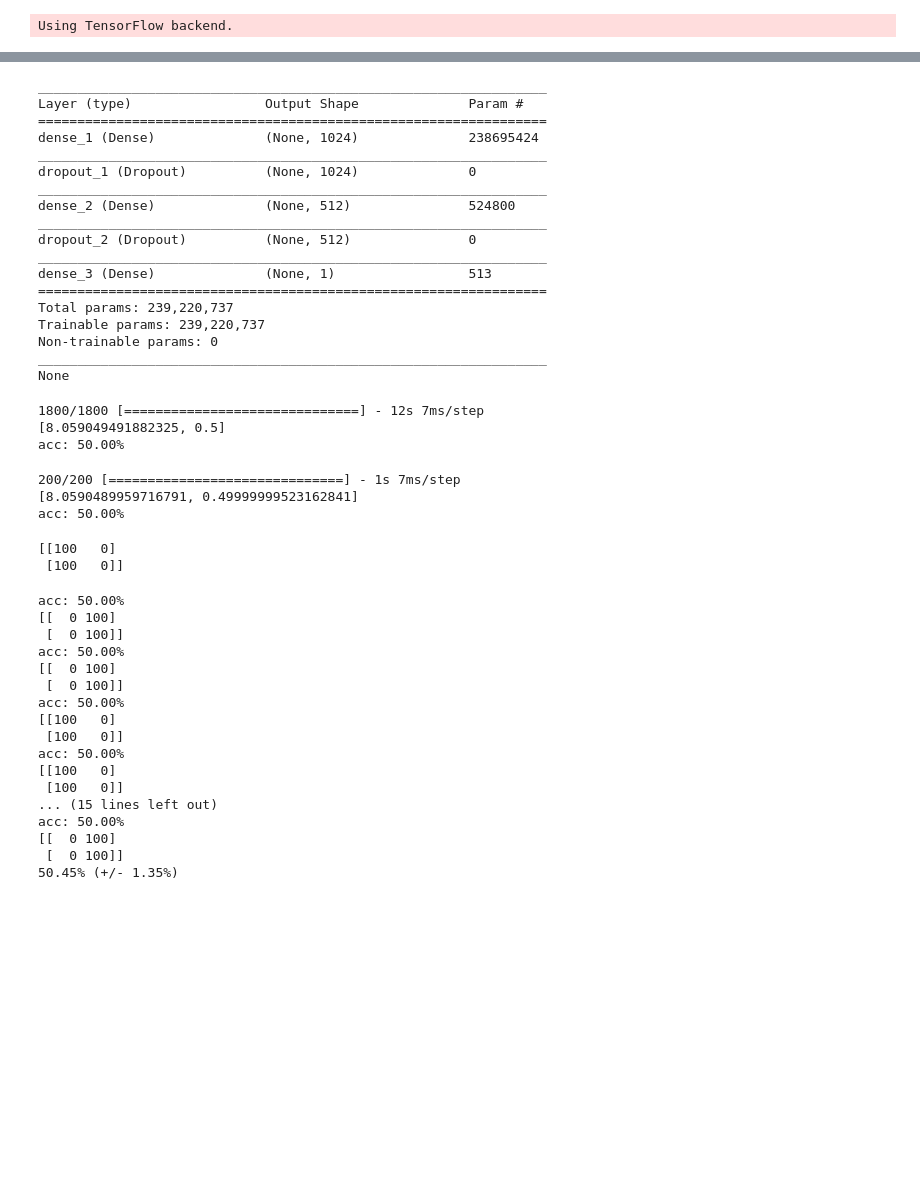
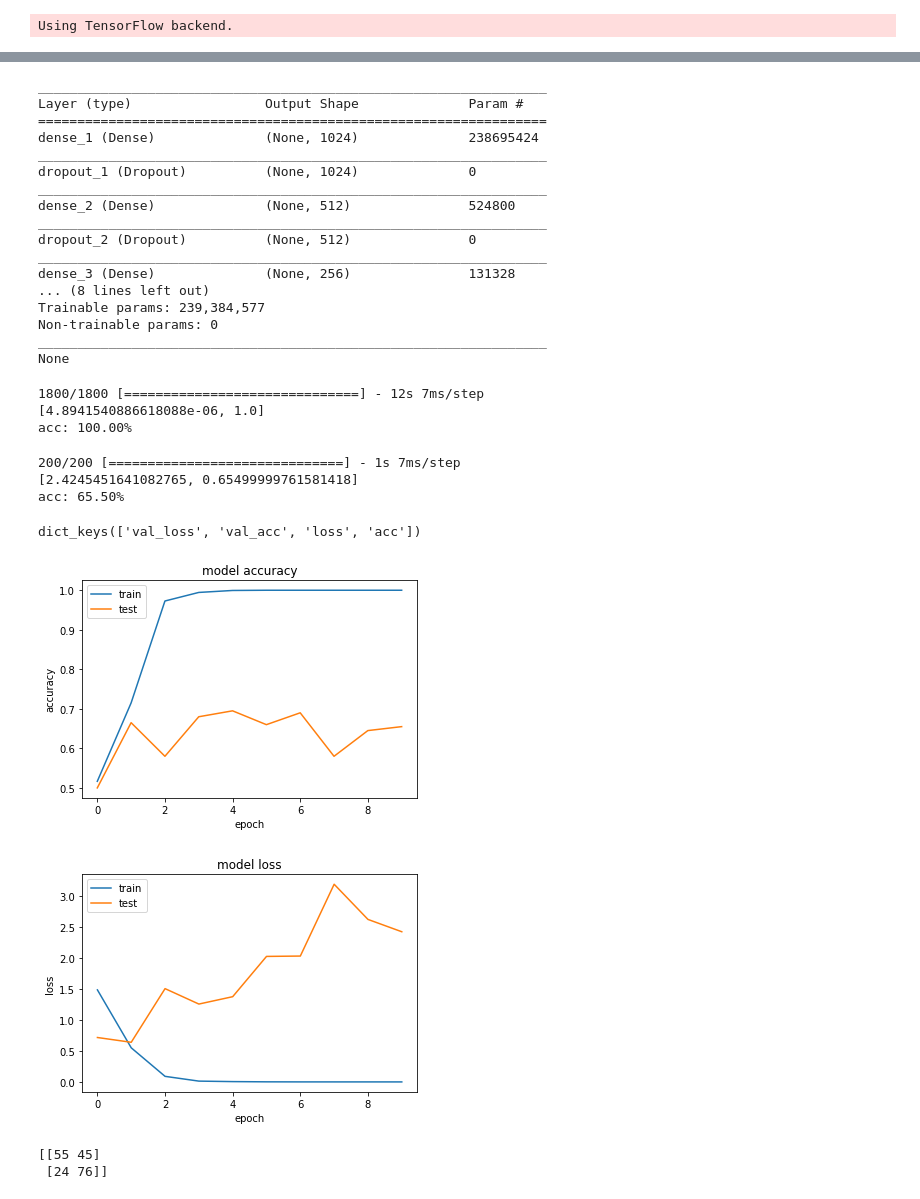
Before and after one commit to kobe2452/NeuralNetworkLab, a Jupyter notebook: polarity_mlp_gloveV2.ipynb, the cells around one changed output, grey strips where cells are left out. Saved outputs shown, nothing was run; the diff lists cells and outputs as text; code cells hidden in the pictures; blank space fills up the shorter version.

Commit message:
attempt to add layers, display model training history

```diff
--- a/polarity_mlp_gloveV2.ipynb
+++ b/polarity_mlp_gloveV2.ipynb
@@ -126,6 +126,9 @@ def get_model():
     model.add(Dropout(0.1))
     model.add(Dense(512, activation='relu'))
     model.add(Dropout(0.1))
+    model.add(Dense(256, activation='relu'))
+    model.add(Dropout(0.1))
+    model.add(Dense(128, activation='relu'))
     # Add an output layer
     model.add(Dense(units=1, activation='sigmoid'))
     # Configure the learning process before model training
@@ -134,6 +137,6 @@ def get_model():
 # %%
 model = get_model()
 # %%
-# Train the model, iterating on the data in batches of 128 samples, 5 epochs
-model.fit(X_train, y_train, epochs=5, batch_size=128)
+# Train the model, iterating on the data in batches
+history = model.fit(X_train, y_train, epochs=10, batch_size=50, validation_data=(X_test, y_test))
 # %% [output]
@@ -163,10 +172,9 @@ dense_2 (Dense)              (None, 512)               524800
 _________________________________________________________________
 dropout_2 (Dropout)          (None, 512)               0
 _________________________________________________________________
-dense_3 (Dense)              (None, 1)                 513
-=================================================================
-Total params: 239,220,737
-Trainable params: 239,220,737
+dense_3 (Dense)              (None, 256)               131328
+... (8 lines left out)
+Trainable params: 239,384,577
 Non-trainable params: 0
 _________________________________________________________________
 None
@@ -178,8 +186,8 @@ print("%s: %.2f%%" % (model.metrics_names[1], train_loss_and_metrics[1]*100))
 # Results may vary, because data are split randomly in cell [5]
 # %% [output]
 1800/1800 [==============================] - 12s 7ms/step
-[8.059049491882325, 0.5]
-acc: 50.00%
+[4.8941540886618088e-06, 1.0]
+acc: 100.00%
 # %%
 # Evaluate the model against the 10% validation data in terms of the loss value & metrics values
 loss_and_metrics = model.evaluate(X_test, y_test, batch_size=128)
@@ -188,8 +196,37 @@ print("%s: %.2f%%" % (model.metrics_names[1], loss_and_metrics[1]*100))
 # Results may vary, because data are split randomly in cell [5]
 # %% [output]
 200/200 [==============================] - 1s 7ms/step
-[8.0590489959716791, 0.49999999523162841]
-acc: 50.00%
+[2.4245451641082765, 0.65499999761581418]
+acc: 65.50%
+# %%
+import matplotlib.pyplot as plt
+
+# https://machinelearningmastery.com/display-deep-learning-model-training-history-in-keras/
+def visualize_model_training(history):
+    # list all data in history
+    print(history.history.keys())
+    # summarize history for accuracy
+    plt.plot(history.history['acc'])
+    plt.plot(history.history['val_acc'])
+    plt.title('model accuracy')
+    plt.ylabel('accuracy')
+    plt.xlabel('epoch')
+    plt.legend(['train', 'test'], loc='upper left')
+    plt.show()
+    # summarize history for loss
+    plt.plot(history.history['loss'])
+    plt.plot(history.history['val_loss'])
+    plt.title('model loss')
+    plt.ylabel('loss')
+    plt.xlabel('epoch')
+    plt.legend(['train', 'test'], loc='upper left')
+    plt.show()
+# %%
+visualize_model_training(history)
+# %% [output]
+dict_keys(['val_loss', 'val_acc', 'loss', 'acc'])
+[figure, added]
+[figure, added]
 # %%
 from sklearn.metrics import confusion_matrix
 
@@ -208,8 +245,8 @@ def get_confusion_matrix(X_true, y_true):
 # %%
 get_confusion_matrix(X_test, y_test)
 # %% [output]
-[[100   0]
- [100   0]]
+[[55 45]
+ [24 76]]
 # %%
 # Instantiate a Stratified 10-Folds cross-validator
 # http://scikit-learn.org/stable/modules/generated/sklearn.model_selection.StratifiedKFold.html
@@ -233,7 +270,7 @@ for train, test in kfold.split(X, Y):
 
     model = get_model()
 
-    model.fit(X_train, y_train, epochs=5, batch_size=128, verbose=0)
+    model.fit(X_train, y_train, epochs=5, batch_size=10, verbose=0)
 
     scores = model.evaluate(X_test, y_test, verbose=0)
     print("%s: %.2f%%" % (model.metrics_names[1], scores[1]*100))
@@ -243,24 +280,6 @@ for train, test in kfold.split(X, Y):
     cvscores.append(scores[1] * 100)
 
 print("%.2f%% (+/- %.2f%%)" % (np.mean(cvscores), np.std(cvscores)))
-# %% [output]
-acc: 50.00%
-[[  0 100]
- [  0 100]]
-acc: 50.00%
-[[  0 100]
- [  0 100]]
-acc: 50.00%
-[[100   0]
- [100   0]]
-acc: 50.00%
-[[100   0]
- [100   0]]
-... (15 lines left out)
-acc: 50.00%
-[[  0 100]
- [  0 100]]
-50.45% (+/- 1.35%)
 # %%
 # Delete session from keras backend to free sources
 K.clear_session()
```
Also changed, not shown: parts of 1 cell of this notebook, 1 other file.
